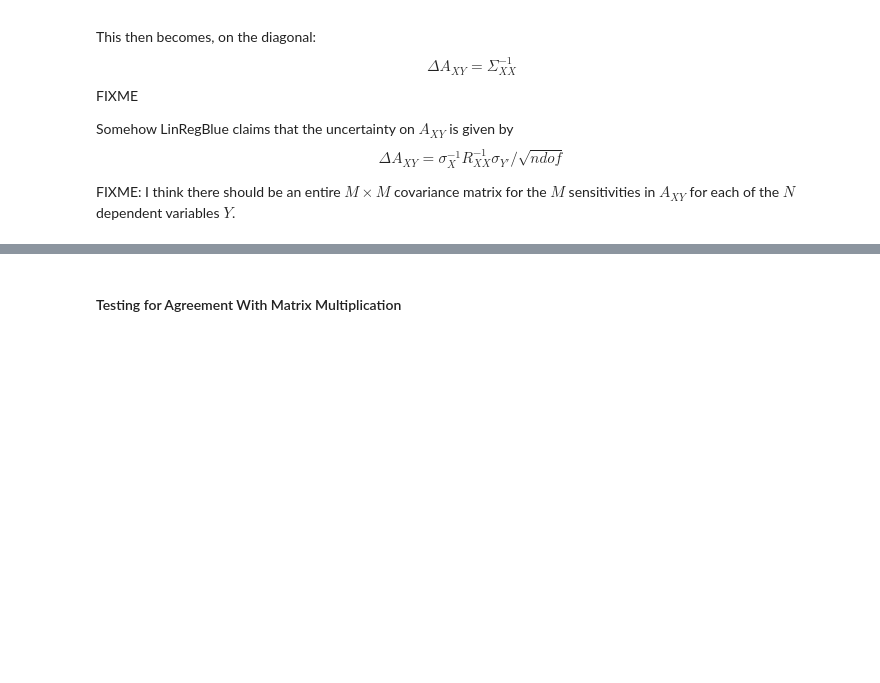
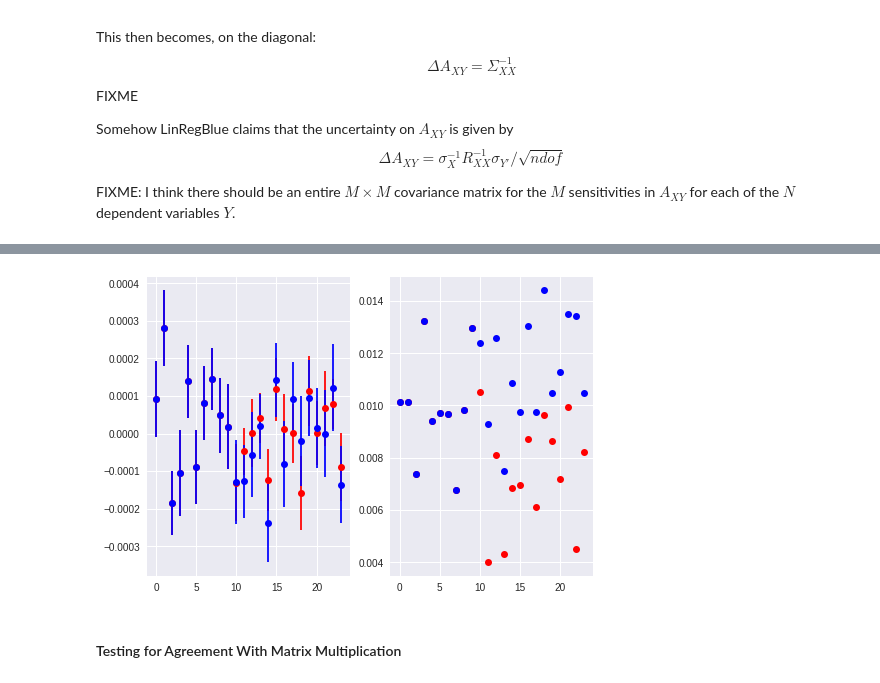
Before and after one commit to wdconinc/parity-jupyter-notebooks, a Jupyter notebook: FindingBestRegressionSetsInSinglePassAnalysis.ipynb, the cells around one changed output, grey strips where cells are left out. Drawn from its saved outputs; the diff is of its cells as text; code cells hidden in the pictures; blank space fills up the shorter version.

```diff
--- a/FindingBestRegressionSetsInSinglePassAnalysis.ipynb
+++ b/FindingBestRegressionSetsInSinglePassAnalysis.ipynb
@@ -256,18 +272,18 @@ np.testing.assert_allclose(cov_c[N:,:N], 0, atol = 1e-7)
 # %%
 # Summary statistics
 means_c = np.mean(XY_c, axis = 1)
 vars_c = np.var(XY_c, axis = 1)
 dmeans_c = np.sqrt(vars_c) / np.sqrt(n)
 
 # Plot means and variances
 fig,ax = plt.subplots(1,2)
 ax[0].errorbar(range(len(means_c)), means_c, dmeans_c, fmt = 'or')
 ax[0].errorbar(range(len(means)), means, dmeans, fmt = 'ob')
 ax[1].errorbar(range(len(vars_c)), vars_c, fmt = 'or')
 ax[1].errorbar(range(len(vars)), vars, fmt = 'ob')
 plt.show()
-
-np.testing.assert_less_or_equal(vars_c[N:], vars[N:])
+# %% [output]
+[figure, added]
 # %% [markdown]
 #### Testing for Agreement With Matrix Multiplication
 # %%
```
Also changed, not shown: parts of 8 cells of this notebook.
